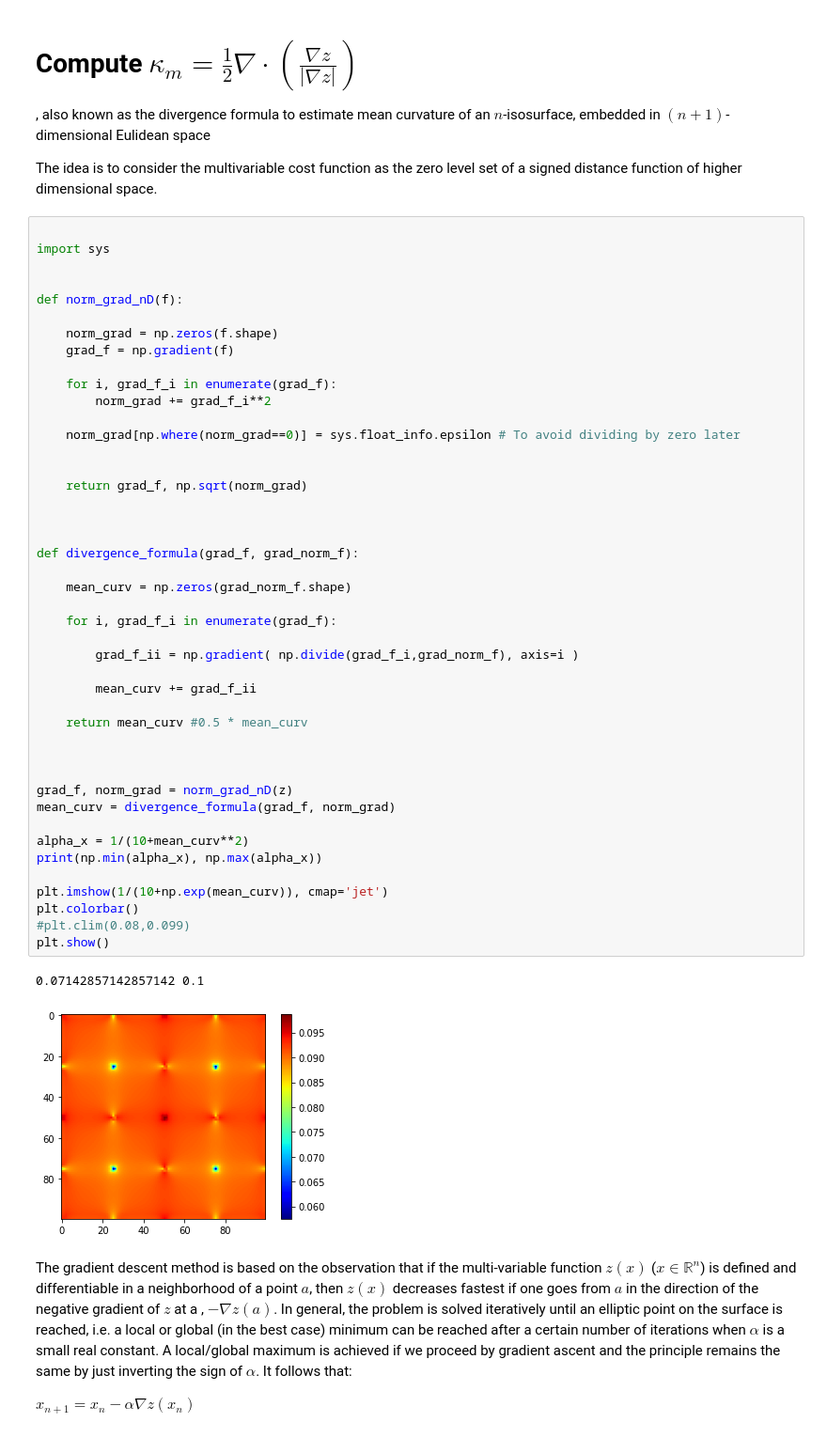
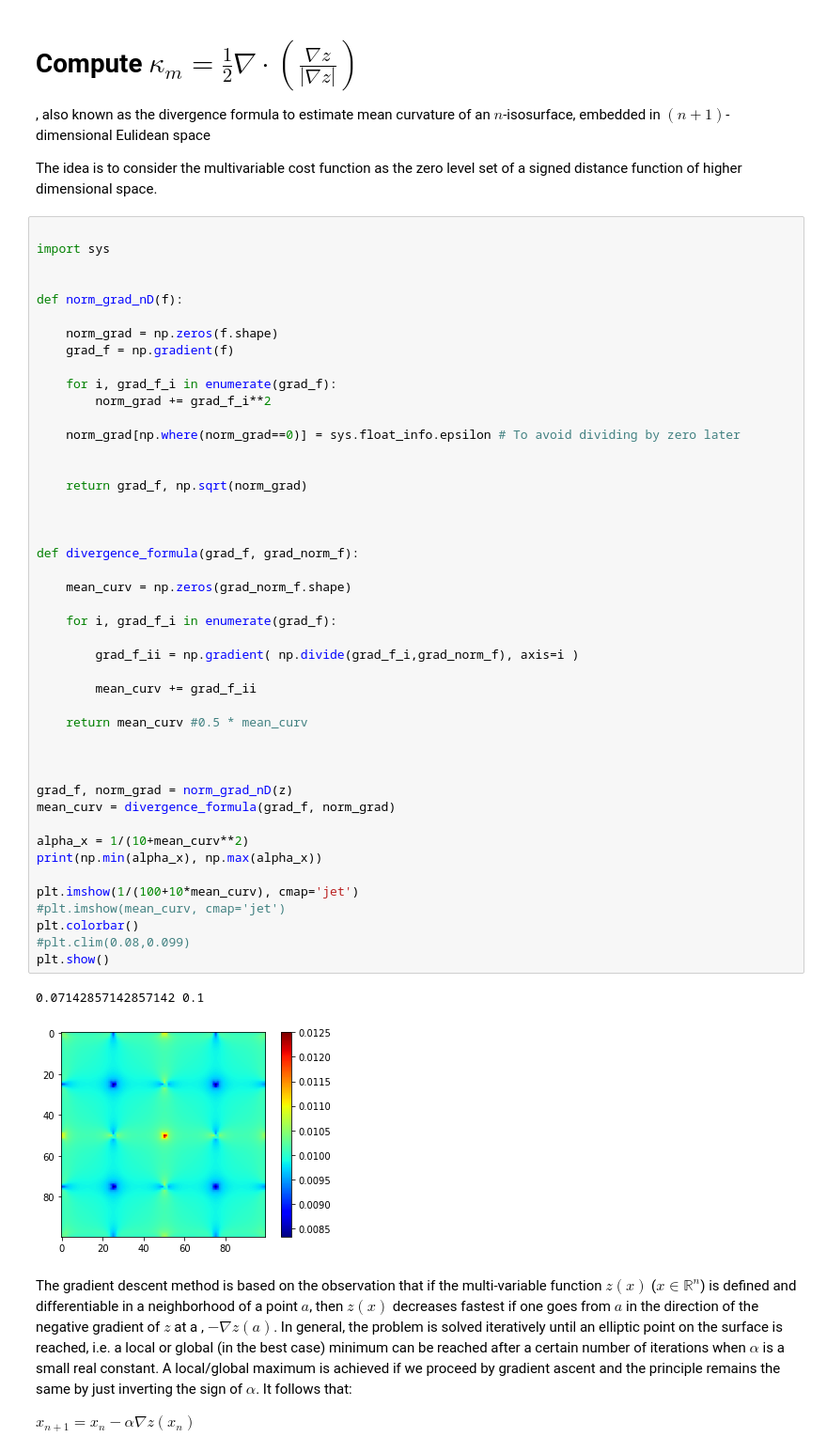
Before and after one commit to k16makki/Medima_tools, a Jupyter notebook: Notebooks/curvature_driven_gradient_descent.ipynb, the cells around one changed output. Shown at 94% size. Drawn from its saved outputs; the diff is of its cells as text.

```diff
--- a/Notebooks/curvature_driven_gradient_descent.ipynb
+++ b/Notebooks/curvature_driven_gradient_descent.ipynb
@@ -158,35 +158,36 @@ def norm_grad_nD(f):
 
     return grad_f, np.sqrt(norm_grad)
 
 
 
 def divergence_formula(grad_f, grad_norm_f):
 
     mean_curv = np.zeros(grad_norm_f.shape)
 
     for i, grad_f_i in enumerate(grad_f):
 
         grad_f_ii = np.gradient( np.divide(grad_f_i,grad_norm_f), axis=i )
 
         mean_curv += grad_f_ii
 
     return mean_curv #0.5 * mean_curv
 
 
 
 grad_f, norm_grad = norm_grad_nD(z)
 mean_curv = divergence_formula(grad_f, norm_grad)
 
 alpha_x = 1/(10+mean_curv**2)
 print(np.min(alpha_x), np.max(alpha_x))
 
-plt.imshow(1/(10+np.exp(mean_curv)), cmap='jet')
+plt.imshow(1/(100+10*mean_curv), cmap='jet')
+#plt.imshow(mean_curv, cmap='jet')
 plt.colorbar()
 #plt.clim(0.08,0.099)
 plt.show()
 # %% [output]
 0.07142857142857142 0.1
-[figure, old version]
+[figure, new version]
 # %% [markdown]
 The gradient descent method is based on the observation that if the multi-variable function $z(x)$ ($x \in \mathbb{R}^n$) is defined and differentiable in a neighborhood of a point $a$, then $z(x)$ decreases fastest if one goes from $a$ in the direction of the negative gradient of $z$ at a , $- \nabla z(a)$. In general, the problem is solved iteratively until an elliptic point on the surface is reached, i.e. a local or global (in the best case) minimum can be reached after a certain number of iterations when $\alpha$ is a small real constant. A local/global maximum is achieved if we proceed by gradient ascent and the principle remains the same by just inverting the sign of $\alpha$. It follows that:
 
```
Also changed, not shown: parts of 9 cells of this notebook.
